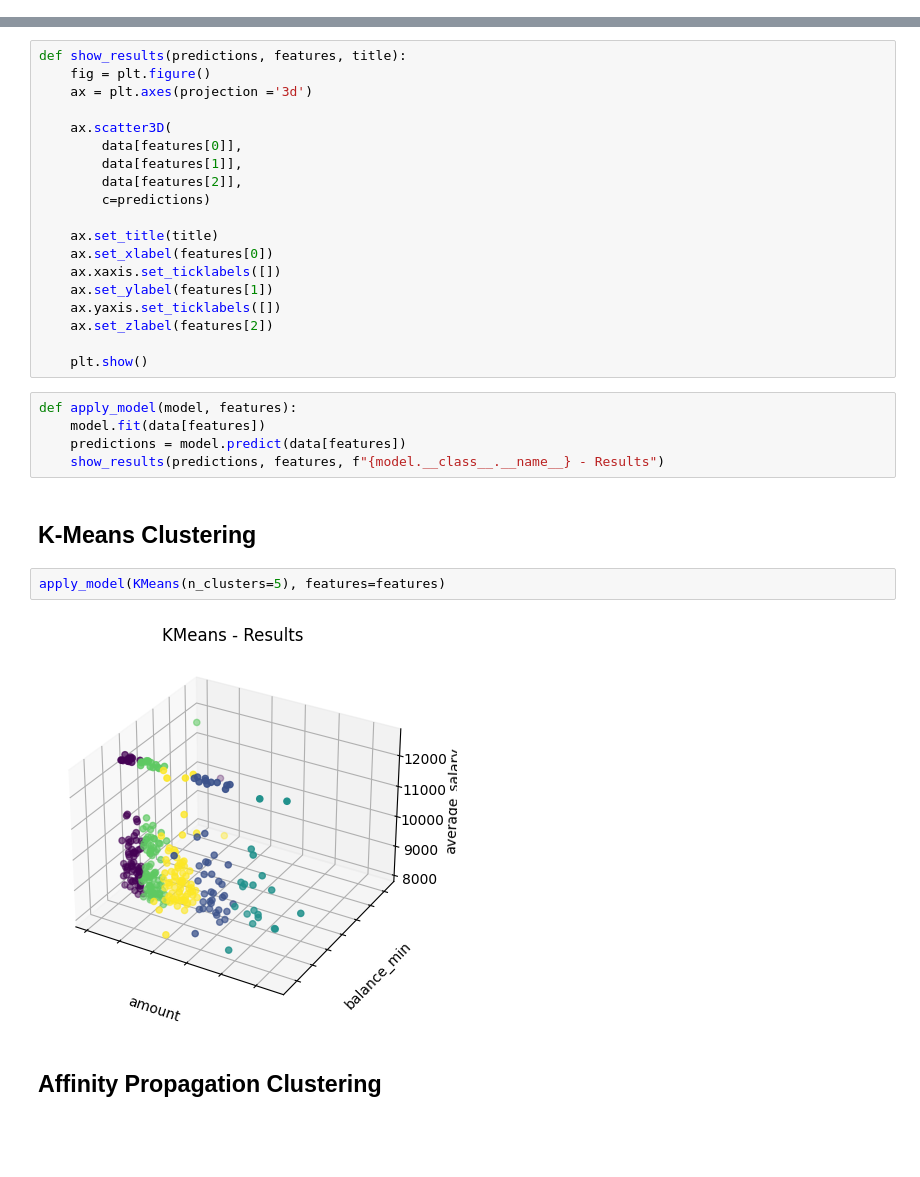
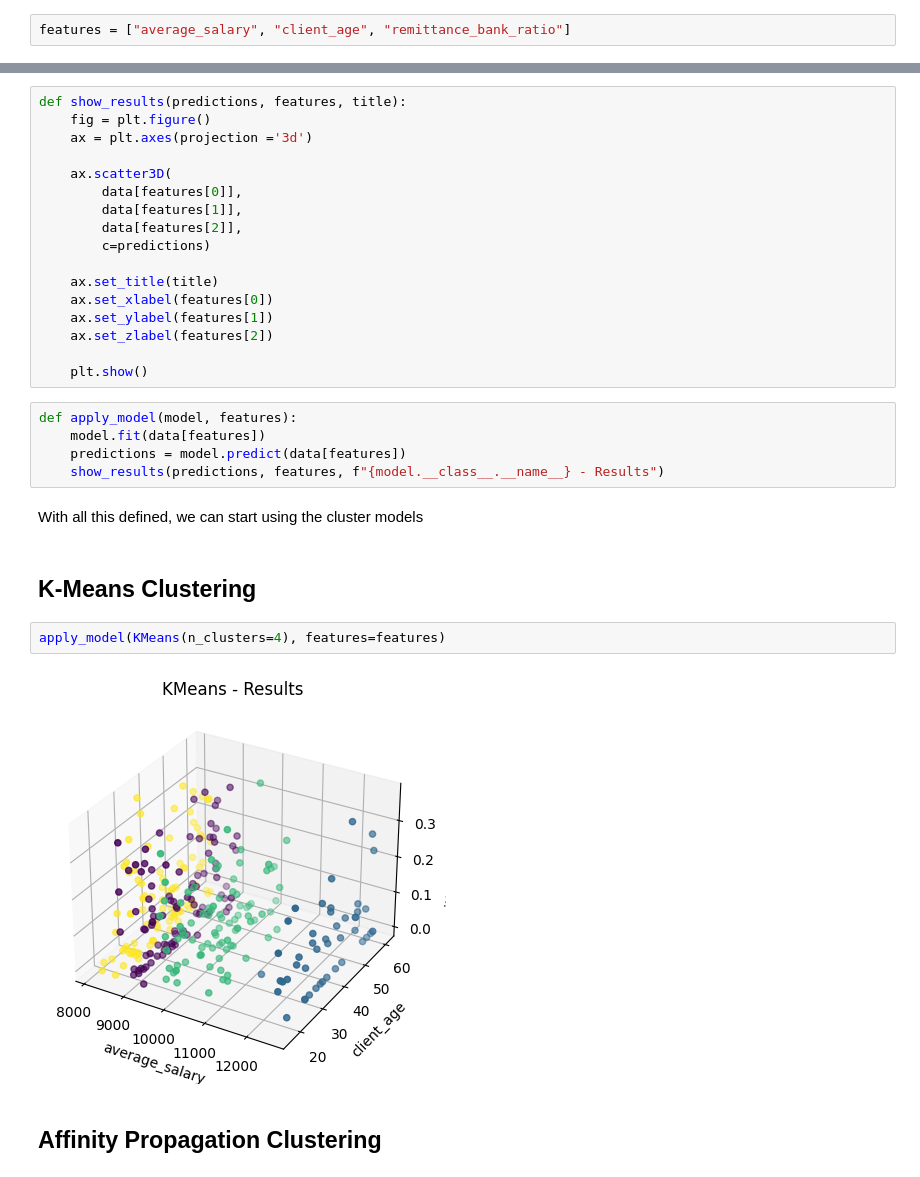
Before and after one commit to 1Krypt0/FEUP-AC-PROJ, a Jupyter notebook: docs/data-modeling-descriptive.ipynb, the cells around one changed output, grey strips where cells are left out. Cells and saved outputs as stored; diff of their text form; blank space fills up the shorter version.

```diff
--- a/docs/data-modeling-descriptive.ipynb
+++ b/docs/data-modeling-descriptive.ipynb
@@ -24,3 +28,5 @@ features = ["amount", "balance_min", "average_salary"]
+# %%
+features = ["average_salary", "client_age", "remittance_bank_ratio"]
 # %% [markdown]
 With the data loaded, we can pass it through several models, to try and obtain some correlations. We will first define some helper methods to make the calls easier
 # %%
@@ -36,9 +42,7 @@ def show_results(predictions, features, title):
 
     ax.set_title(title)
     ax.set_xlabel(features[0])
-    ax.xaxis.set_ticklabels([])
     ax.set_ylabel(features[1])
-    ax.yaxis.set_ticklabels([])
     ax.set_zlabel(features[2])
 
     plt.show()
@@ -47,12 +51,14 @@ def apply_model(model, features):
     model.fit(data[features])
     predictions = model.predict(data[features])
     show_results(predictions, features, f"{model.__class__.__name__} - Results")
+# %% [markdown]
+With all this defined, we can start using the cluster models
 # %% [markdown]
 ## K-Means Clustering
 # %%
-apply_model(KMeans(n_clusters=5), features=features)
+apply_model(KMeans(n_clusters=4), features=features)
 # %% [output]
-[figure, old version]
+[figure, new version]
 # %% [markdown]
 ## Affinity Propagation Clustering
 # %%
```
Also changed, not shown: parts of 9 cells of this notebook.
